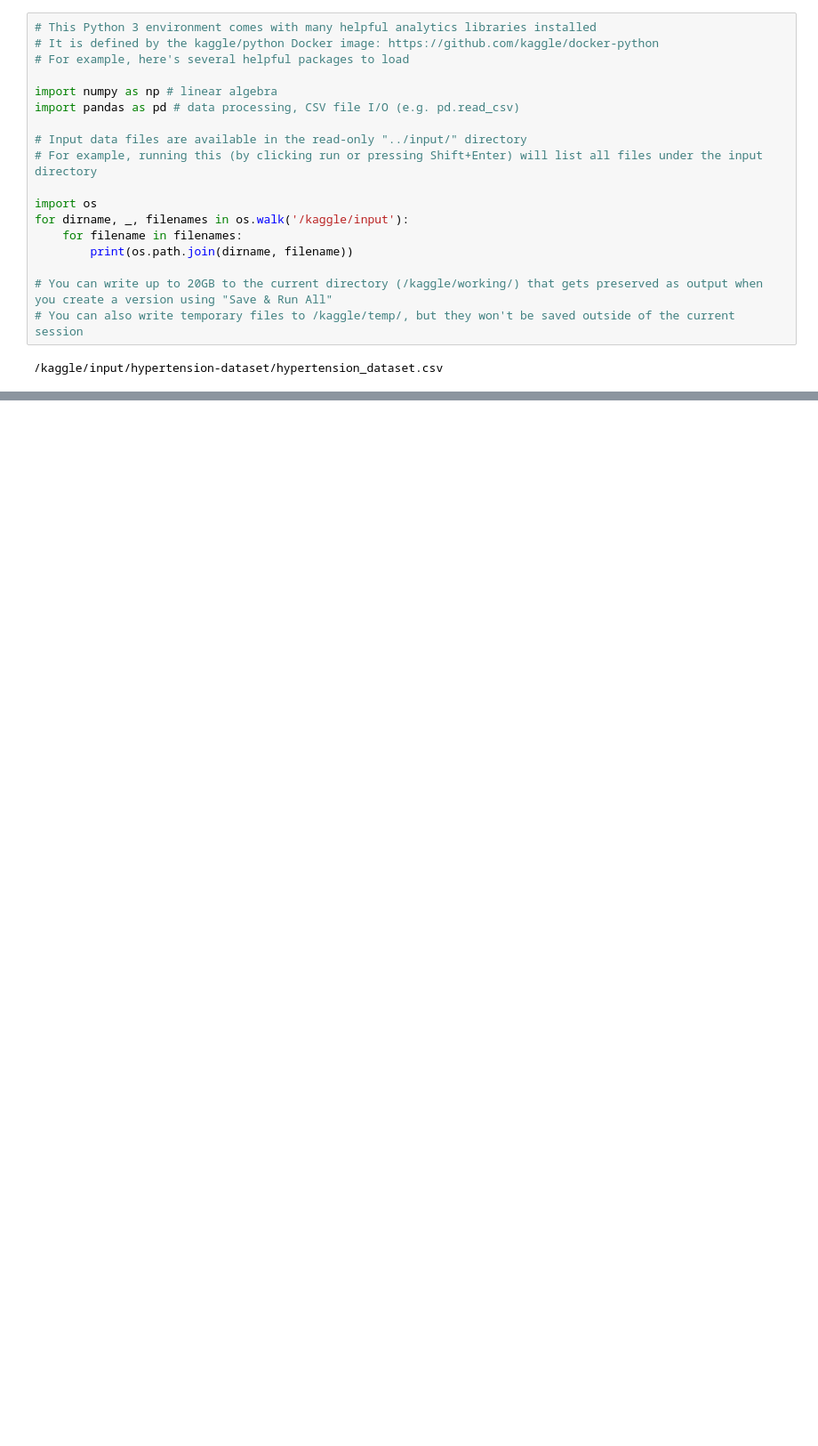
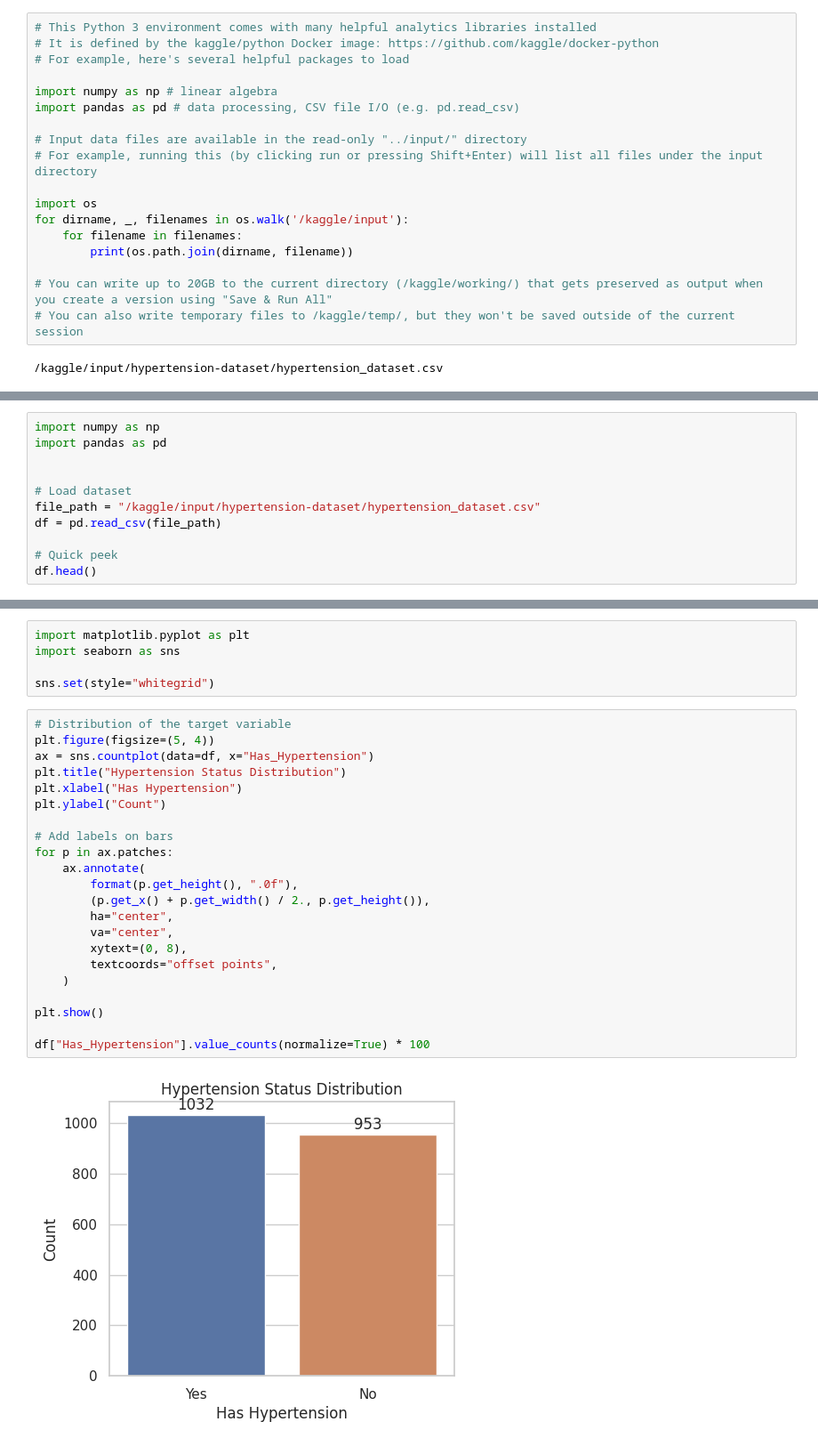
Before and after one commit to amoakogeorge1/Hypertension-Risk-Prediction-Among-Youth, a Jupyter notebook: hypertension-risk-prediction.ipynb, the cells around one changed output, grey strips where cells are left out. Shown at 89% size. Drawn from its saved outputs; the diff is of its cells as text; blank space fills up the shorter version.

Commit message:
Kaggle Notebook | Hypertension Risk Prediction | version 3.0

```diff
--- a/hypertension-risk-prediction.ipynb
+++ b/hypertension-risk-prediction.ipynb
@@ -451,0 +62,11 @@ Further Research: Incorporate more granular data (e.g., diet, exercise patterns,
+# %%
+import numpy as np
+import pandas as pd
+
+
+# Load dataset
+file_path = "/kaggle/input/hypertension-dataset/hypertension_dataset.csv"
+df = pd.read_csv(file_path)
+
+# Quick peek
+df.head()
@@ -451,0 +122,29 @@ Further Research: Incorporate more granular data (e.g., diet, exercise patterns,
+# %%
+import matplotlib.pyplot as plt
+import seaborn as sns
+
+sns.set(style="whitegrid")
+# %%
+# Distribution of the target variable
+plt.figure(figsize=(5, 4))
+ax = sns.countplot(data=df, x="Has_Hypertension")
+plt.title("Hypertension Status Distribution")
+plt.xlabel("Has Hypertension")
+plt.ylabel("Count")
+
+# Add labels on bars
+for p in ax.patches:
+    ax.annotate(
+        format(p.get_height(), ".0f"),
+        (p.get_x() + p.get_width() / 2., p.get_height()),
+        ha="center",
+        va="center",
+        xytext=(0, 8),
+        textcoords="offset points",
+    )
+
+plt.show()
+
+df["Has_Hypertension"].value_counts(normalize=True) * 100
+# %% [output]
+[figure, added]
```
Also changed, not shown: parts of 88 cells of this notebook.
